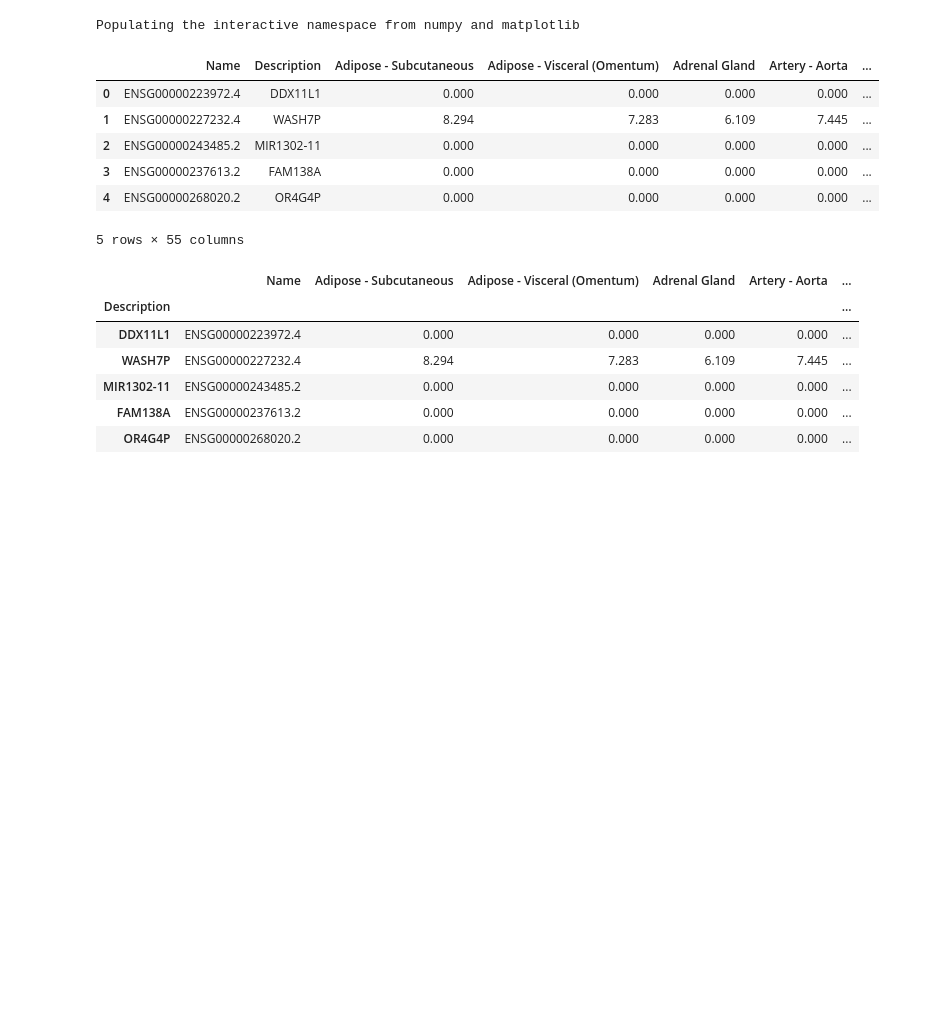
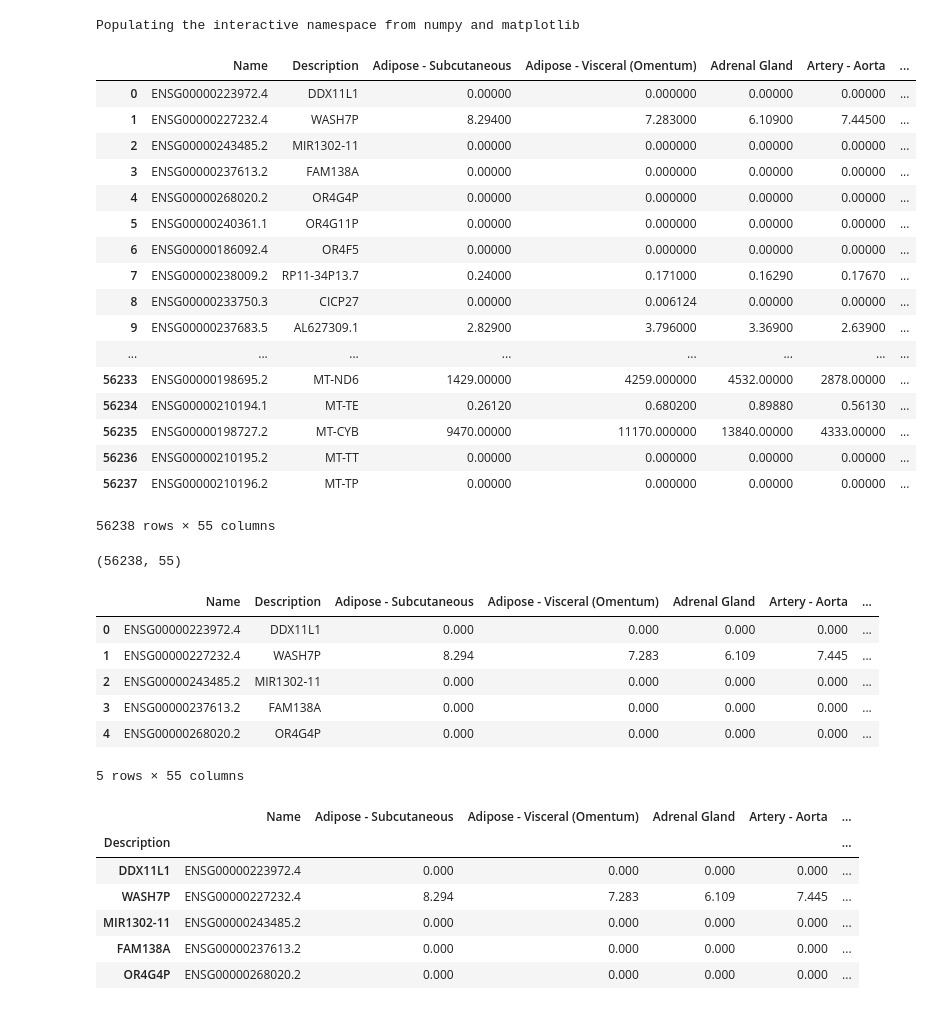
Before and after one commit to dcmb-courses/bioinf606-2019, a Jupyter notebook: class-material/day2_visualization_with_seaborn.ipynb, the cells around one changed output. Cells and saved outputs as stored; diff of their text form; code cells hidden in the pictures; blank space fills up the shorter version.

```diff
--- a/class-material/day2_visualization_with_seaborn.ipynb
+++ b/class-material/day2_visualization_with_seaborn.ipynb
@@ -10,3 +10,28 @@ x=pd.read_csv('./GTEx_Analysis_v6p_RNA-seq_RNA-SeQCv1.1.8_gene_median_rpkm.gct.g
+# %%
+x
+# %% [output]
+|  | Name | Description | Adipose - Subcutaneous | Adipose - Visceral (Omentum) | Adrenal Gland | Artery - Aorta | ... |
+| 0 | ENSG00000223972.4 | DDX11L1 | 0.00000 | 0.000000 | 0.00000 | 0.00000 | ... |
+| 1 | ENSG00000227232.4 | WASH7P | 8.29400 | 7.283000 | 6.10900 | 7.44500 | ... |
+| 2 | ENSG00000243485.2 | MIR1302-11 | 0.00000 | 0.000000 | 0.00000 | 0.00000 | ... |
+| 3 | ENSG00000237613.2 | FAM138A | 0.00000 | 0.000000 | 0.00000 | 0.00000 | ... |
+| 4 | ENSG00000268020.2 | OR4G4P | 0.00000 | 0.000000 | 0.00000 | 0.00000 | ... |
+| 5 | ENSG00000240361.1 | OR4G11P | 0.00000 | 0.000000 | 0.00000 | 0.00000 | ... |
+| 6 | ENSG00000186092.4 | OR4F5 | 0.00000 | 0.000000 | 0.00000 | 0.00000 | ... |
+| 7 | ENSG00000238009.2 | RP11-34P13.7 | 0.24000 | 0.171000 | 0.16290 | 0.17670 | ... |
+| 8 | ENSG00000233750.3 | CICP27 | 0.00000 | 0.006124 | 0.00000 | 0.00000 | ... |
+| 9 | ENSG00000237683.5 | AL627309.1 | 2.82900 | 3.796000 | 3.36900 | 2.63900 | ... |
+| ... | ... | ... | ... | ... | ... | ... | ... |
+| 56233 | ENSG00000198695.2 | MT-ND6 | 1429.00000 | 4259.000000 | 4532.00000 | 2878.00000 | ... |
+| 56234 | ENSG00000210194.1 | MT-TE | 0.26120 | 0.680200 | 0.89880 | 0.56130 | ... |
+| 56235 | ENSG00000198727.2 | MT-CYB | 9470.00000 | 11170.000000 | 13840.00000 | 4333.00000 | ... |
+| 56236 | ENSG00000210195.2 | MT-TT | 0.00000 | 0.000000 | 0.00000 | 0.00000 | ... |
+| 56237 | ENSG00000210196.2 | MT-TP | 0.00000 | 0.000000 | 0.00000 | 0.00000 | ... |
+56238 rows × 55 columns
+# %%
+x.shape
+# %% [output]
+(56238, 55)
 # %%
 x.head()
 # %% [output]
```
Also changed, not shown: parts of 8 cells of this notebook, 4 other files.
